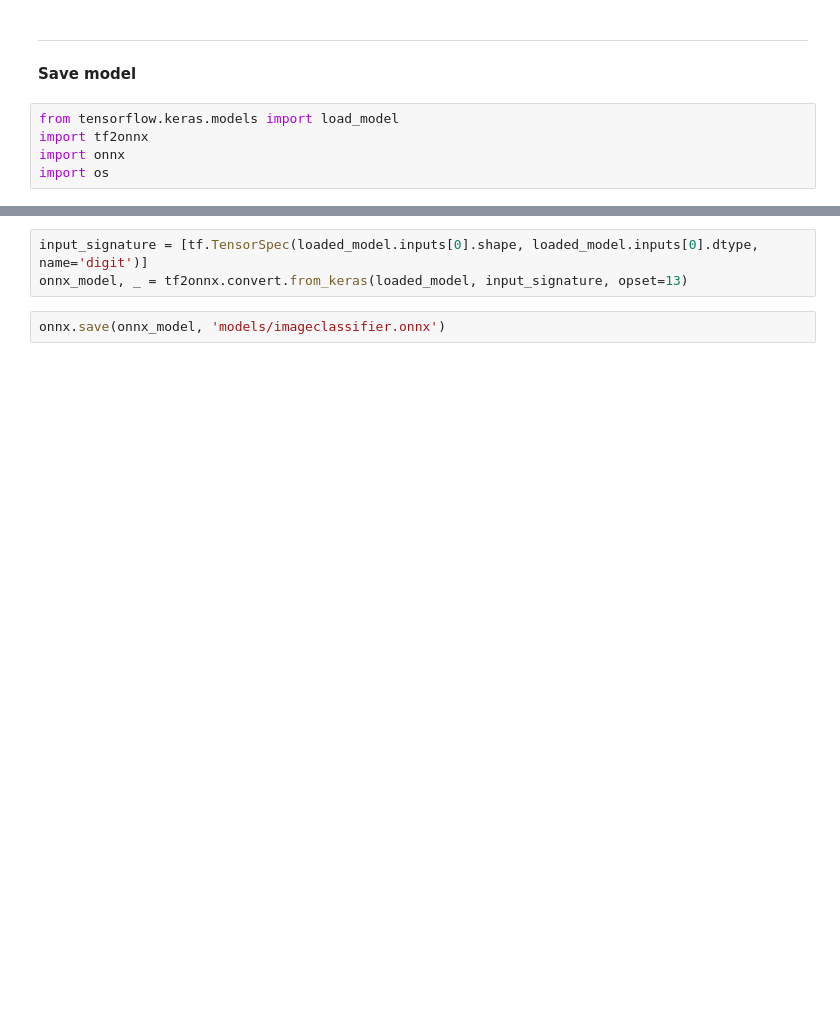
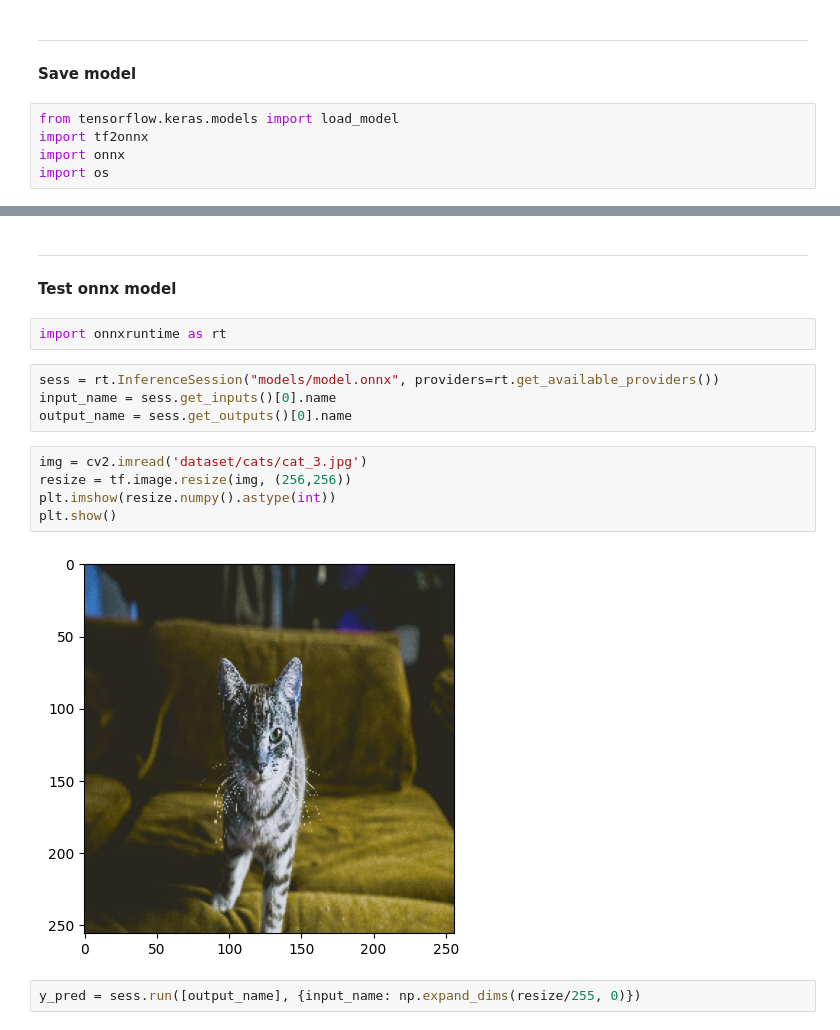
Before and after one commit to BramTerlouw/AI-ML, a Jupyter notebook: Image-Recognition.ipynb, the cells around one changed output, grey strips where cells are left out. Cells and saved outputs as stored; diff of their text form; blank space fills up the shorter version.

```diff
--- a/Image-Recognition.ipynb
+++ b/Image-Recognition.ipynb
@@ -187,5 +177,18 @@ loaded_model = load_model('models/imageclassifier.keras')
-# %%
-input_signature = [tf.TensorSpec(loaded_model.inputs[0].shape, loaded_model.inputs[0].dtype, name='digit')]
-onnx_model, _ = tf2onnx.convert.from_keras(loaded_model, input_signature, opset=13)
-# %%
-onnx.save(onnx_model, 'models/imageclassifier.onnx')
+# %% [markdown]
+--------------
+**Test onnx model**
+# %%
+import onnxruntime as rt
+# %%
+sess = rt.InferenceSession("models/model.onnx", providers=rt.get_available_providers())
+input_name = sess.get_inputs()[0].name
+output_name = sess.get_outputs()[0].name
+# %%
+img = cv2.imread('dataset/cats/cat_3.jpg')
+resize = tf.image.resize(img, (256,256))
+plt.imshow(resize.numpy().astype(int))
+plt.show()
+# %% [output]
+[figure, added]
+# %%
+y_pred = sess.run([output_name], {input_name: np.expand_dims(resize/255, 0)})
```
Also changed, not shown: parts of 19 cells of this notebook, 5 other files.
